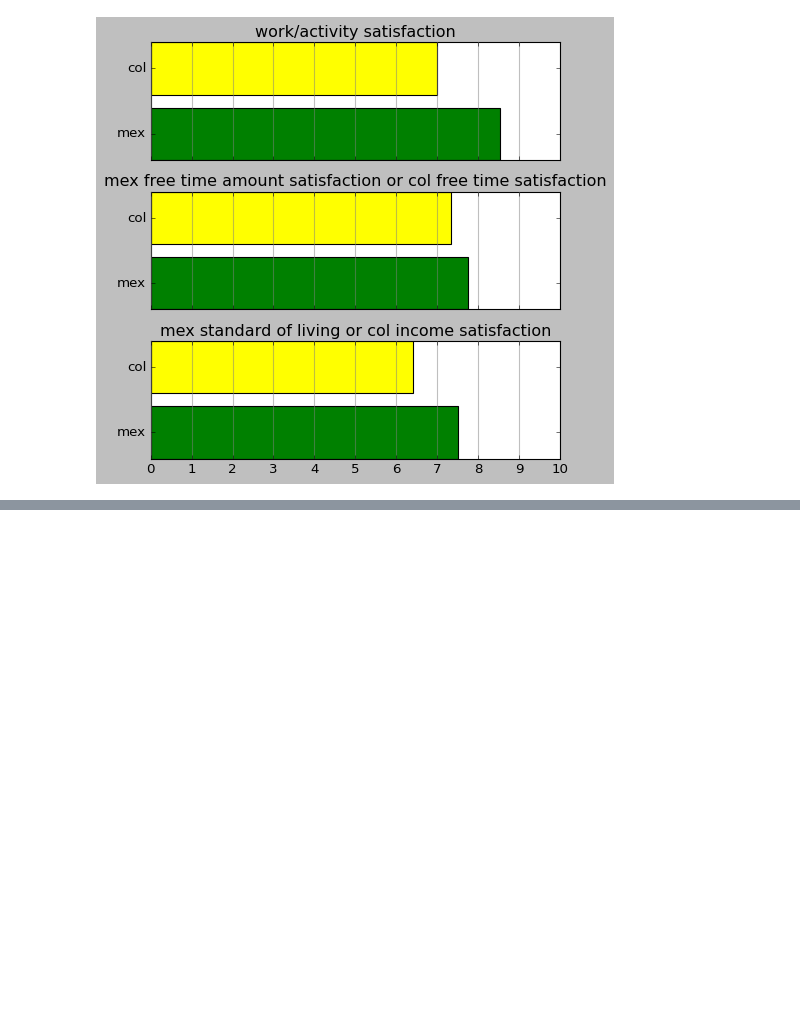
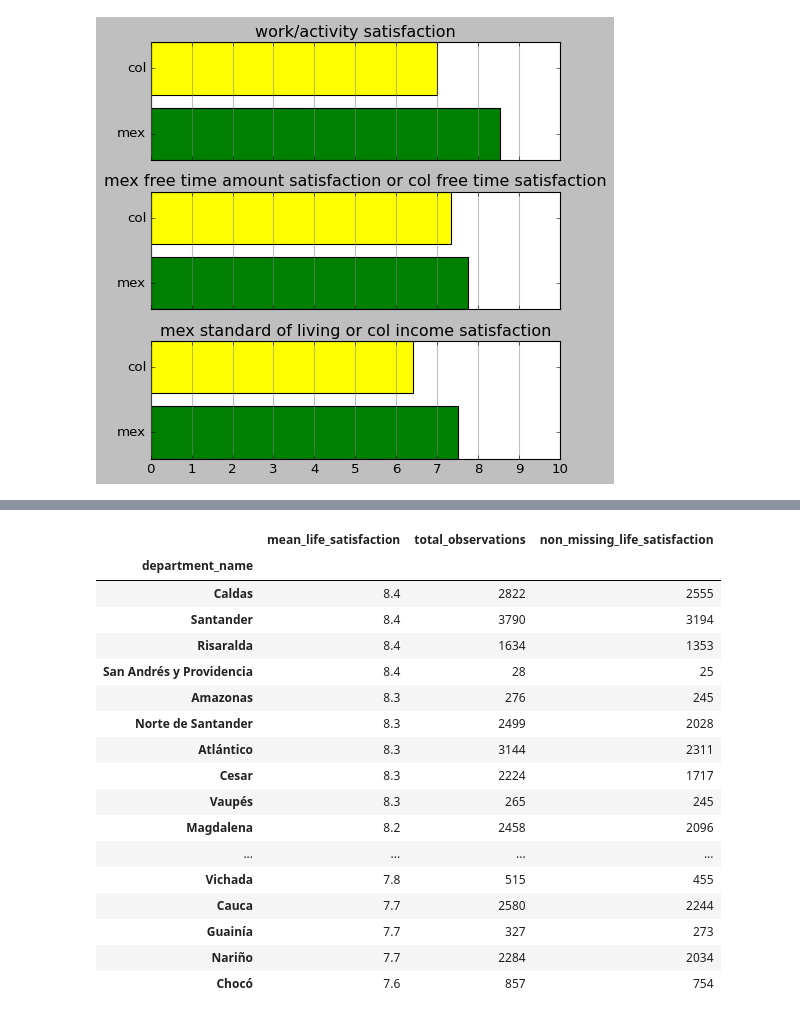
Before and after one commit to theaok/linaColMex, a Jupyter notebook: linaColMex.ipynb, the cells around one changed output, grey strips where cells are left out. Saved outputs shown, nothing was run; the diff lists cells and outputs as text; code cells hidden in the pictures; blank space fills up the shorter version.

```diff
--- a/linaColMex.ipynb
+++ b/linaColMex.ipynb
@@ -1973,0 +2050,24 @@ this is main analysis in the body of the paper!
+# %%
+#https://microdatos.dane.gov.co/index.php/catalog/734/data-dictionary/F3?file_name=Caracteristicas%20y%20composicion%20del%20hogar
+col.rename(columns={
+#    'p6020': 'gender',
+#    'p6051': 'hh head',
+#    'p6080': 'eth',
+    'P2057': 'farmer',
+    'P2061': 'rural',
+#    'p756' : 'born where',
+    'P756S1': 'department',
+    'P1895': 'life satisfaction',
+    'P1896': 'income satisfaction',
+#    'p1897': 'health satisfaction',
+#    'p1898': 'safety satisfaction',
+#    'p1899': 'work/activity satisfaction',
+#    'p3175': 'free time satisfaction',
+#    'p1901': 'happy yesterday',
+#    'p1903': 'worried yesterday',
+#    'p1904': 'sad yesterday',
+#    'p1905': 'things do in life worthwhile',
+    'P1927': 'cantril ladder'
+    #serHog: TODO
+    }, inplace=True)
+list(col.columns)
@@ -1973,0 +2213,28 @@ this is main analysis in the body of the paper!
+# %%
+department_summary = col.groupby('department_name')['life satisfaction'].agg(['mean', 'size', 'count']).dropna()
+department_summary = department_summary.rename(columns={
+    'mean': 'mean_life_satisfaction',
+    'size': 'total_observations',
+    'count': 'non_missing_life_satisfaction'
+})
+department_summary['mean_life_satisfaction'] = department_summary['mean_life_satisfaction'].round(1)
+display(department_summary.sort_values(by='mean_life_satisfaction', ascending=False))
+# %% [output]
+|  | mean_life_satisfaction | total_observations | non_missing_life_satisfaction |
+| department_name |  |  |  |
+| Caldas | 8.4 | 2822 | 2555 |
+| Santander | 8.4 | 3790 | 3194 |
+| Risaralda | 8.4 | 1634 | 1353 |
+| San Andrés y Providencia | 8.4 | 28 | 25 |
+| Amazonas | 8.3 | 276 | 245 |
+| Norte de Santander | 8.3 | 2499 | 2028 |
+| Atlántico | 8.3 | 3144 | 2311 |
+| Cesar | 8.3 | 2224 | 1717 |
+| Vaupés | 8.3 | 265 | 245 |
+| Magdalena | 8.2 | 2458 | 2096 |
+| ... | ... | ... | ... |
+| Vichada | 7.8 | 515 | 455 |
+| Cauca | 7.7 | 2580 | 2244 |
+| Guainía | 7.7 | 327 | 273 |
+| Nariño | 7.7 | 2284 | 2034 |
+| Chocó | 7.6 | 857 | 754 |
```
Also changed, not shown: parts of 16 cells of this notebook.
